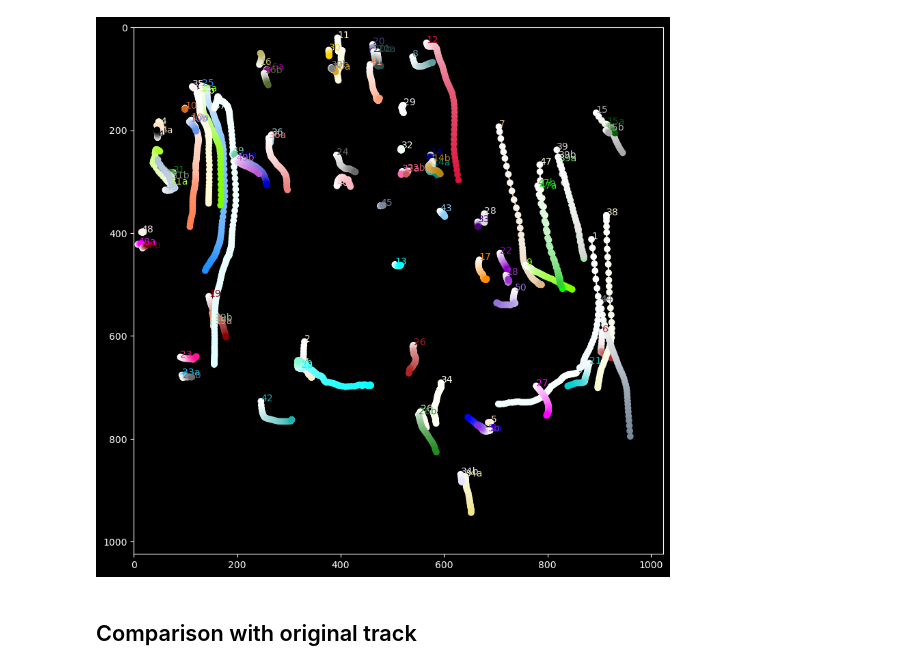
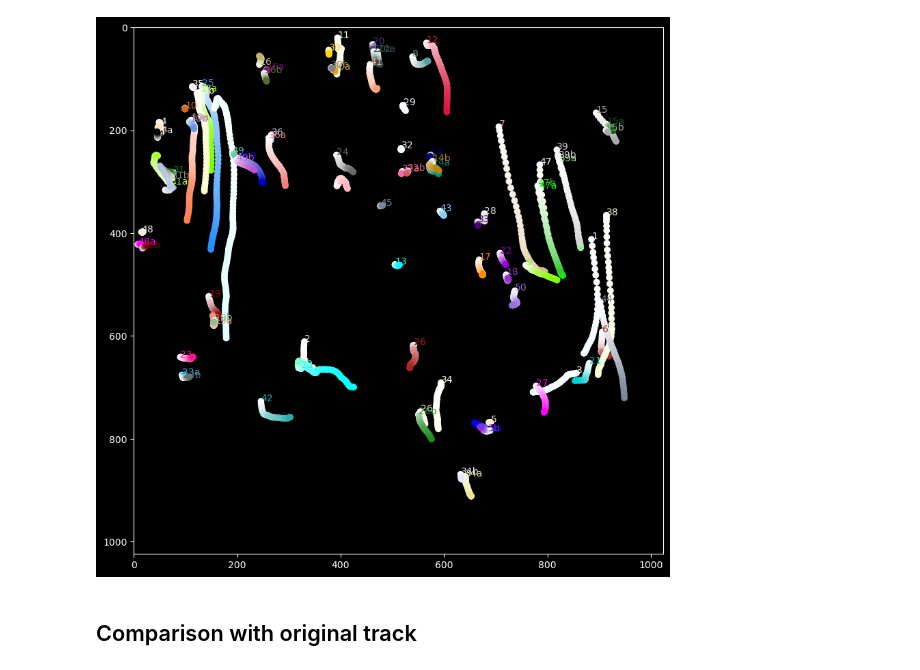
Before and after one commit to rzhou-space/PIV_analysis_headon_data, a Jupyter notebook: Tracking_Py.ipynb, the cells around one changed output. Saved outputs shown, nothing was run; the diff lists cells and outputs as text; code cells hidden in the pictures.

```diff
--- a/Tracking_Py.ipynb
+++ b/Tracking_Py.ipynb
@@ -218,10 +225,10 @@ def plot_pseudo_track(track_id, x_track, y_track, t_track, fig_size):
 # plot_pseudo_track(track_id, all_x_track, all_y_track, start_t, 1024)
 # %%
 piv_x_track_v2, piv_y_track_v2 = pseudo_tracking_piv_grid_v2(U, V, start_t, start_x_cor,
-                                                            start_y_cor, (4, 4))
+                                                            start_y_cor, (3, 3))
 plot_pseudo_track(track_id,piv_x_track_v2, piv_y_track_v2, start_t, 1024)
 # %% [output]
-[figure, old version]
+[figure, new version]
 # %% [markdown]
 ## Comparison with original track
 # %%
```
Also changed, not shown: parts of 15 cells of this notebook.
